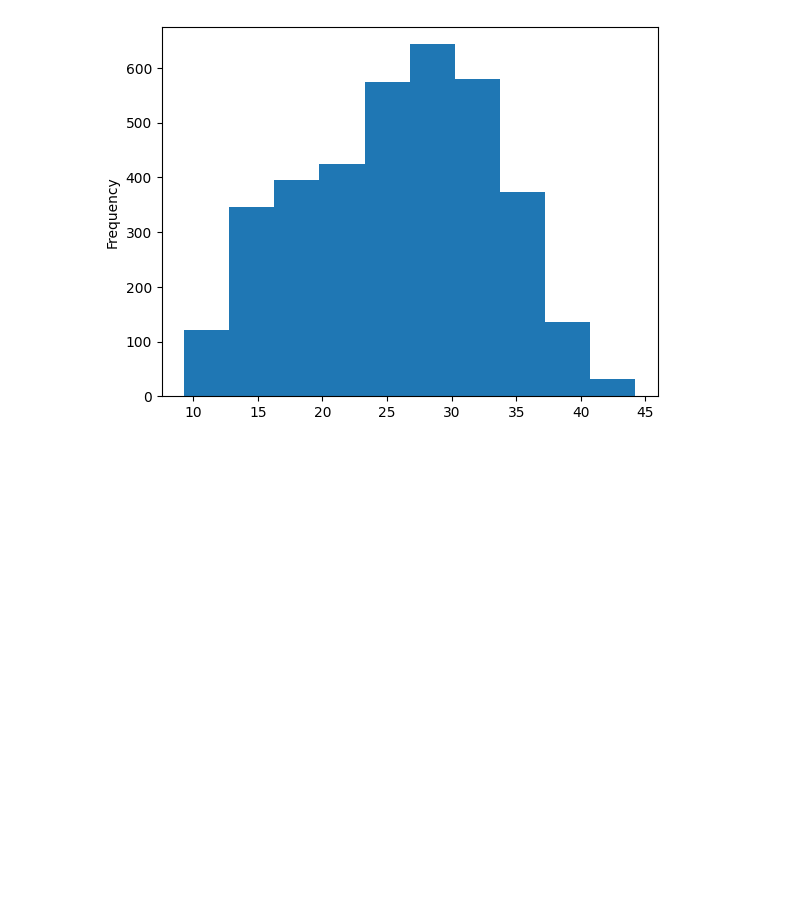
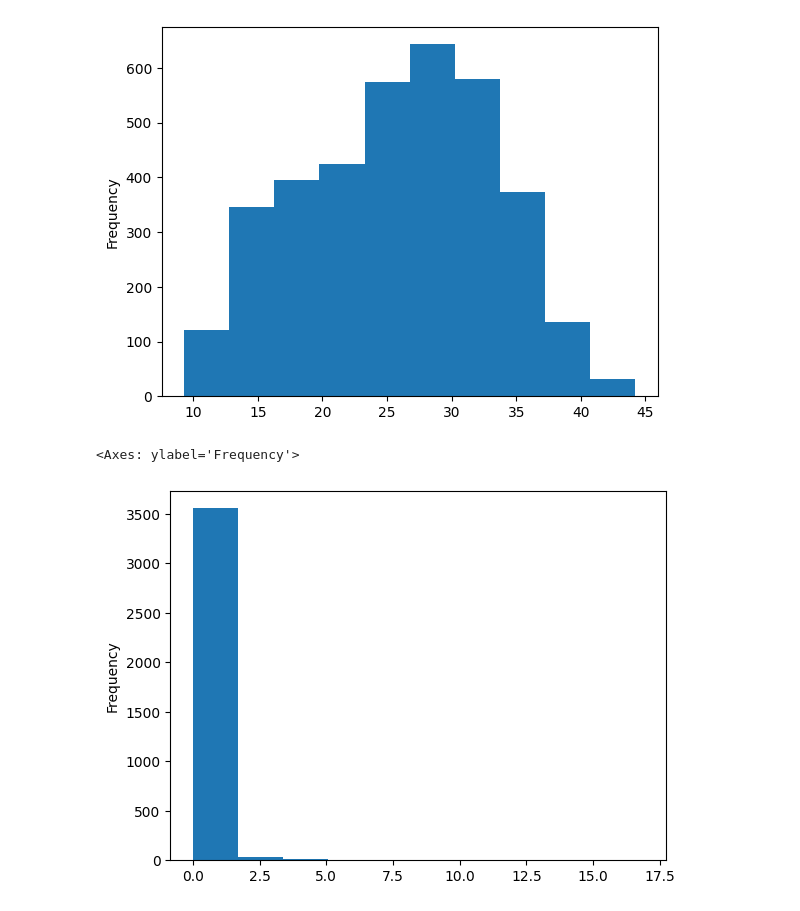
Before and after one commit to shahriar0999/weather_forecasting_end2end, a Jupyter notebook: notebooks/experiments1.ipynb, the cells around one changed output. Drawn from its saved outputs; the diff is of its cells as text; code cells hidden in the pictures; blank space fills up the shorter version.

```diff
--- a/notebooks/experiments1.ipynb
+++ b/notebooks/experiments1.ipynb
@@ -120,6 +117,12 @@ df['time'] = pd.to_datetime(df['time']).dt.tz_convert('Etc/GMT-6')
 # %%
 # remove columns those are completely nan values
 df = df.dropna(axis=1, how='all')
+# %%
+# drop rain column
+df = df.drop(columns=['rain'])
+# %%
+# drop snowfall column
+df = df.drop(columns=['snowfall'])
 # %% [markdown]
 # Univariate Analysis
 # %%
@@ -167,3 +170,8 @@ df['apparent_temperature'].plot(kind='hist')
 plt.show()
 # %% [output]
 [figure]
+# %%
+df['precipitation'].plot(kind='hist')
+# %% [output]
+<Axes: ylabel='Frequency'>
+[figure, added]
```
Also changed, not shown: parts of 16 cells of this notebook.
